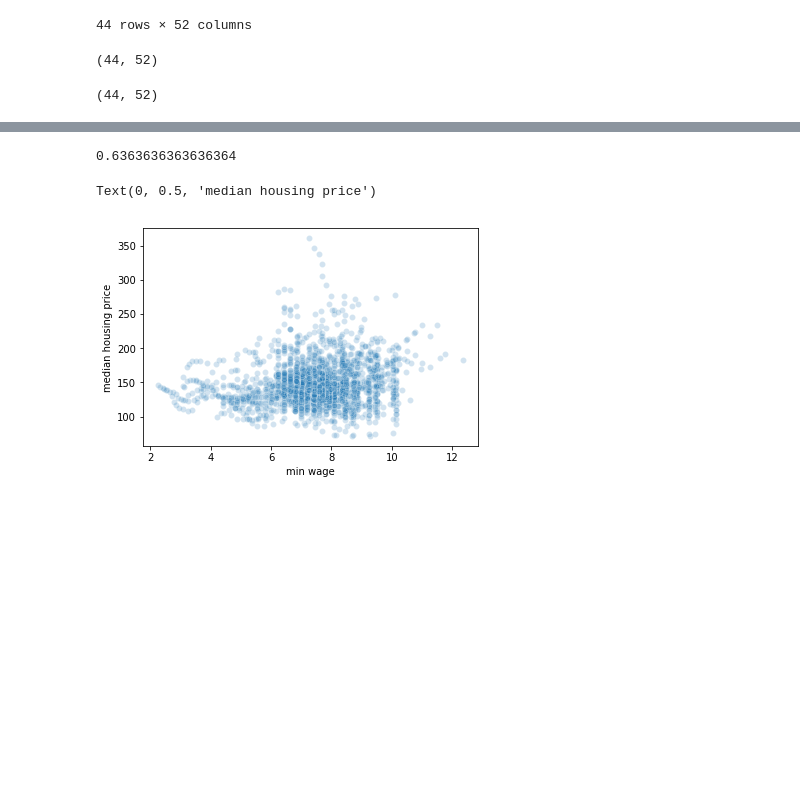
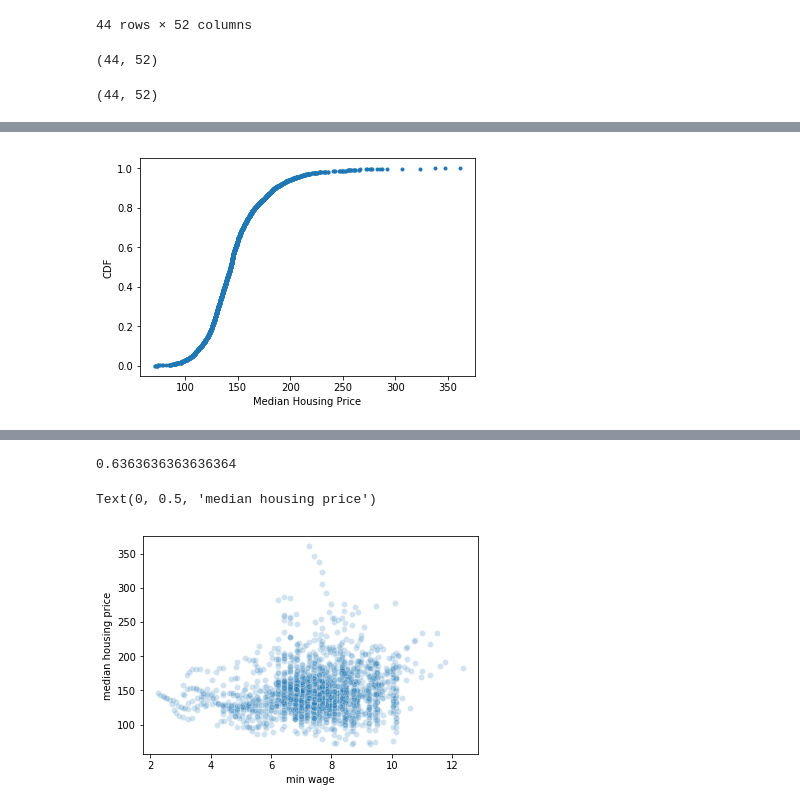
Before and after one commit to ggrahambaker/springboard, a Jupyter notebook: housing_and_income/data_inferential_stats.ipynb, the cells around one changed output, grey strips where cells are left out. Drawn from its saved outputs; the diff is of its cells as text; code cells hidden in the pictures; blank space fills up the shorter version.

```diff
--- a/housing_and_income/data_inferential_stats.ipynb
+++ b/housing_and_income/data_inferential_stats.ipynb
@@ -61,0 +80,8 @@ NormaltestResult(statistic=3.5275394849243926, pvalue=0.17139751992100608)
+# %%
+xh, yh = ecdf(all_data_h)
+# %%
+_ = plt.plot(xh, yh, marker=".", linestyle="none")
+_ = plt.xlabel('Median Housing Price')
+_ = plt.ylabel('CDF')
+# %% [output]
+[figure, added]
```
Also changed, not shown: parts of 19 cells of this notebook, 5 other files.
